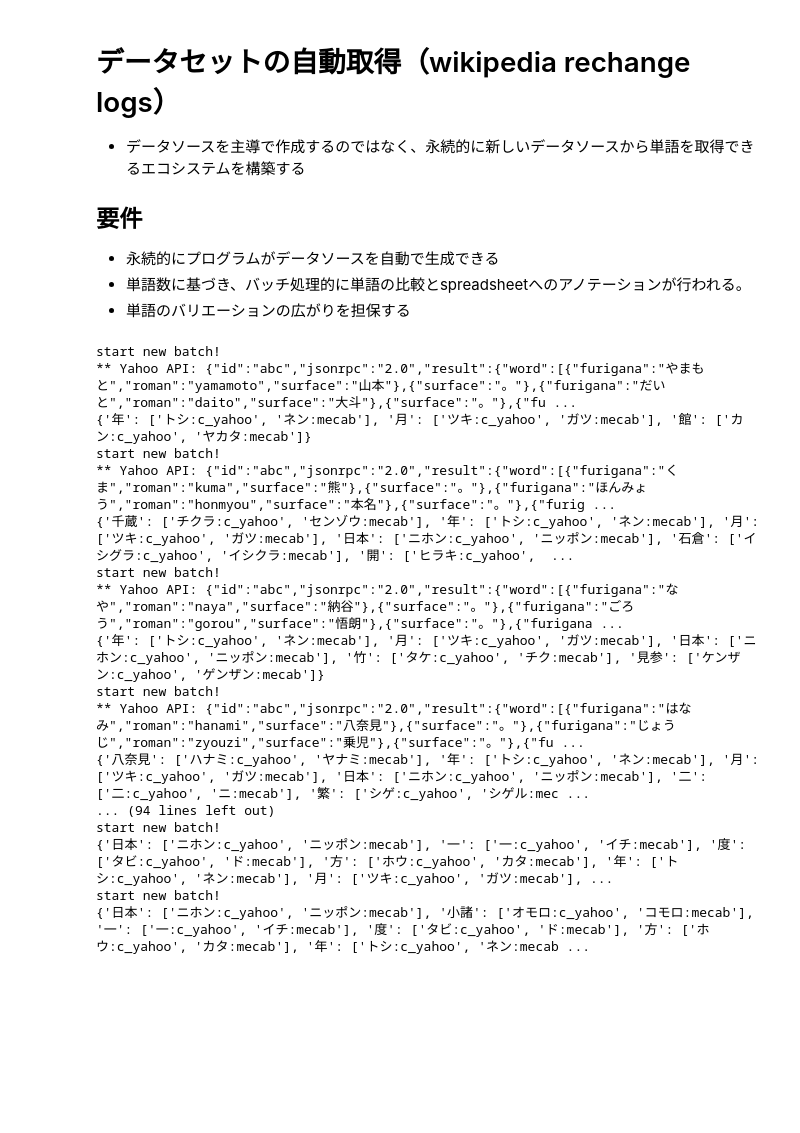
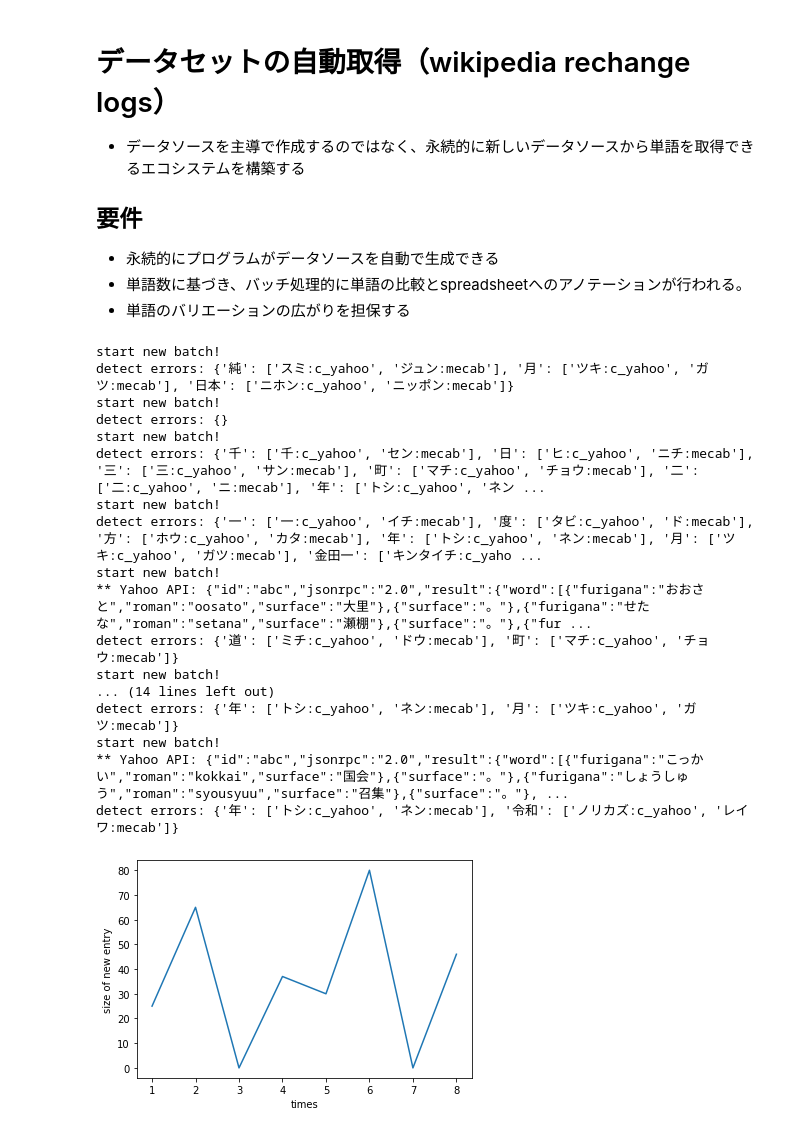
Before and after one commit to mzhkz/coefont_kana_convert_error_detector, a Jupyter notebook: 0904_detect_kana_yomi_error.ipynb, the cells around one changed output. Drawn from its saved outputs; the diff is of its cells as text; code cells hidden in the pictures; blank space fills up the shorter version.

```diff
--- a/0904_detect_kana_yomi_error.ipynb
+++ b/0904_detect_kana_yomi_error.ipynb
@@ -503,7 +505,7 @@ class ConverterCompetition:
       yomi_label = yomi_labels[idn]
       mecab_label = data_source.labels[idn]
       if yomi_label != mecab_label: # 読みラベルを比較して、一致しなかった場合errorsに追加
-         errors.append([noun, yomi_label+":c_{}".format(self.converters[converter_id].converter_name), mecab_label + ":mecab"]) # 単語, 比較対象の出力, mecabの出力
+         errors.append([noun, yomi_label+":{}".format(self.converters[converter_id].converter_name), mecab_label + ":mecab"]) # 単語, 比較対象の出力, mecabの出力
 
     return errors
 
@@ -576,6 +578,7 @@ class CompetionBatch:
     character_size = 0
 
     # どれくらい単語が増えているか表示するため
+    diff = 0
     entry_rates = []
     last_clock_time = datetime.datetime.now().timestamp()
 
@@ -620,11 +623,11 @@ class CompetionBatch:
       y = np.array(entry_rates)
       plt.xlabel('times')
       plt.ylabel('size of new entry')
-      plt.ylim(0)
       plt.plot(x, y)
 
   def save_to_spreadsheet(self, errors):
-    print(errors)
+    print("detect errors:", errors)
+    # checked_dbに単語を追加
 # %% [markdown]
 # データセットの自動取得（wikipedia rechange logs）
 * データソースを主導で作成するのではなく、永続的に新しいデータソースから単語を取得できるエコシステムを構築する
@@ -641,42 +644,43 @@ test_09_converters = [
 test_09_competition = ConverterCompetition(converters=test_09_converters)
 test_09_url = 'https://stream.wikimedia.org/v2/stream/recentchange'
 
 # wikipediaの更新ログをデータセットに変換するイテレータ
 def getDataSourceFromWikipedia(limit=None):
   count = 0
   for event in EventSource(test_09_url, last_id=None):
     if event.event == 'message':
         try:
             change = json.loads(event.data)
         except ValueError:
             pass
         else:
             if change["server_name"] == 'ja.wikipedia.org':
                 datasource = WikipediaDataSource(title=change["title"])
                 datasource.load()
                 count +=1
                 yield datasource
                 if limit != None and count >= limit:
                    break
 
 # datasetの上限100, バッチ処理100characterに設定し、ストリーミングを行う
-test_09_batch = CompetionBatch(test_09_competition, streaming_iters=getDataSourceFromWikipedia(limit=100), batch_character_size=50)
+test_09_batch = CompetionBatch(test_09_competition, streaming_iters=getDataSourceFromWikipedia(limit=15), batch_character_size=10)
 test_09_batch.start(show_entry_rates=True) #ストリーミング処理を開始
 # %% [output]
 start new batch!
-** Yahoo API: {"id":"abc","jsonrpc":"2.0","result":{"word":[{"furigana":"やまもと","roman":"yamamoto","surface":"山本"},{"surface":"。"},{"furigana":"だいと","roman":"daito","surface":"大斗"},{"surface":"。"},{"fu ...
-{'年': ['トシ:c_yahoo', 'ネン:mecab'], '月': ['ツキ:c_yahoo', 'ガツ:mecab'], '館': ['カン:c_yahoo', 'ヤカタ:mecab']}
+detect errors: {'純': ['スミ:c_yahoo', 'ジュン:mecab'], '月': ['ツキ:c_yahoo', 'ガツ:mecab'], '日本': ['ニホン:c_yahoo', 'ニッポン:mecab']}
 start new batch!
-** Yahoo API: {"id":"abc","jsonrpc":"2.0","result":{"word":[{"furigana":"くま","roman":"kuma","surface":"熊"},{"surface":"。"},{"furigana":"ほんみょう","roman":"honmyou","surface":"本名"},{"surface":"。"},{"furig ...
-{'千蔵': ['チクラ:c_yahoo', 'センゾウ:mecab'], '年': ['トシ:c_yahoo', 'ネン:mecab'], '月': ['ツキ:c_yahoo', 'ガツ:mecab'], '日本': ['ニホン:c_yahoo', 'ニッポン:mecab'], '石倉': ['イシグラ:c_yahoo', 'イシクラ:mecab'], '開': ['ヒラキ:c_yahoo',  ...
+detect errors: {}
 start new batch!
-** Yahoo API: {"id":"abc","jsonrpc":"2.0","result":{"word":[{"furigana":"なや","roman":"naya","surface":"納谷"},{"surface":"。"},{"furigana":"ごろう","roman":"gorou","surface":"悟朗"},{"surface":"。"},{"furigana ...
-{'年': ['トシ:c_yahoo', 'ネン:mecab'], '月': ['ツキ:c_yahoo', 'ガツ:mecab'], '日本': ['ニホン:c_yahoo', 'ニッポン:mecab'], '竹': ['タケ:c_yahoo', 'チク:mecab'], '見参': ['ケンザン:c_yahoo', 'ゲンザン:mecab']}
+detect errors: {'千': ['千:c_yahoo', 'セン:mecab'], '日': ['ヒ:c_yahoo', 'ニチ:mecab'], '三': ['三:c_yahoo', 'サン:mecab'], '町': ['マチ:c_yahoo', 'チョウ:mecab'], '二': ['二:c_yahoo', 'ニ:mecab'], '年': ['トシ:c_yahoo', 'ネン ...
 start new batch!
-** Yahoo API: {"id":"abc","jsonrpc":"2.0","result":{"word":[{"furigana":"はなみ","roman":"hanami","surface":"八奈見"},{"surface":"。"},{"furigana":"じょうじ","roman":"zyouzi","surface":"乗児"},{"surface":"。"},{"fu ...
-{'八奈見': ['ハナミ:c_yahoo', 'ヤナミ:mecab'], '年': ['トシ:c_yahoo', 'ネン:mecab'], '月': ['ツキ:c_yahoo', 'ガツ:mecab'], '日本': ['ニホン:c_yahoo', 'ニッポン:mecab'], '二': ['二:c_yahoo', 'ニ:mecab'], '繁': ['シゲ:c_yahoo', 'シゲル:mec ...
-... (94 lines left out)
+detect errors: {'一': ['一:c_yahoo', 'イチ:mecab'], '度': ['タビ:c_yahoo', 'ド:mecab'], '方': ['ホウ:c_yahoo', 'カタ:mecab'], '年': ['トシ:c_yahoo', 'ネン:mecab'], '月': ['ツキ:c_yahoo', 'ガツ:mecab'], '金田一': ['キンタイチ:c_yaho ...
 start new batch!
-{'日本': ['ニホン:c_yahoo', 'ニッポン:mecab'], '一': ['一:c_yahoo', 'イチ:mecab'], '度': ['タビ:c_yahoo', 'ド:mecab'], '方': ['ホウ:c_yahoo', 'カタ:mecab'], '年': ['トシ:c_yahoo', 'ネン:mecab'], '月': ['ツキ:c_yahoo', 'ガツ:mecab'], ...
+** Yahoo API: {"id":"abc","jsonrpc":"2.0","result":{"word":[{"furigana":"おおさと","roman":"oosato","surface":"大里"},{"surface":"。"},{"furigana":"せたな","roman":"setana","surface":"瀬棚"},{"surface":"。"},{"fur ...
+detect errors: {'道': ['ミチ:c_yahoo', 'ドウ:mecab'], '町': ['マチ:c_yahoo', 'チョウ:mecab']}
 start new batch!
-{'日本': ['ニホン:c_yahoo', 'ニッポン:mecab'], '小諸': ['オモロ:c_yahoo', 'コモロ:mecab'], '一': ['一:c_yahoo', 'イチ:mecab'], '度': ['タビ:c_yahoo', 'ド:mecab'], '方': ['ホウ:c_yahoo', 'カタ:mecab'], '年': ['トシ:c_yahoo', 'ネン:mecab ...
+... (14 lines left out)
+detect errors: {'年': ['トシ:c_yahoo', 'ネン:mecab'], '月': ['ツキ:c_yahoo', 'ガツ:mecab']}
+start new batch!
+** Yahoo API: {"id":"abc","jsonrpc":"2.0","result":{"word":[{"furigana":"こっかい","roman":"kokkai","surface":"国会"},{"surface":"。"},{"furigana":"しょうしゅう","roman":"syousyuu","surface":"召集"},{"surface":"。"}, ...
+detect errors: {'年': ['トシ:c_yahoo', 'ネン:mecab'], '令和': ['ノリカズ:c_yahoo', 'レイワ:mecab']}
+[figure, added]
```
Also changed, not shown: parts of 1 cell of this notebook.
